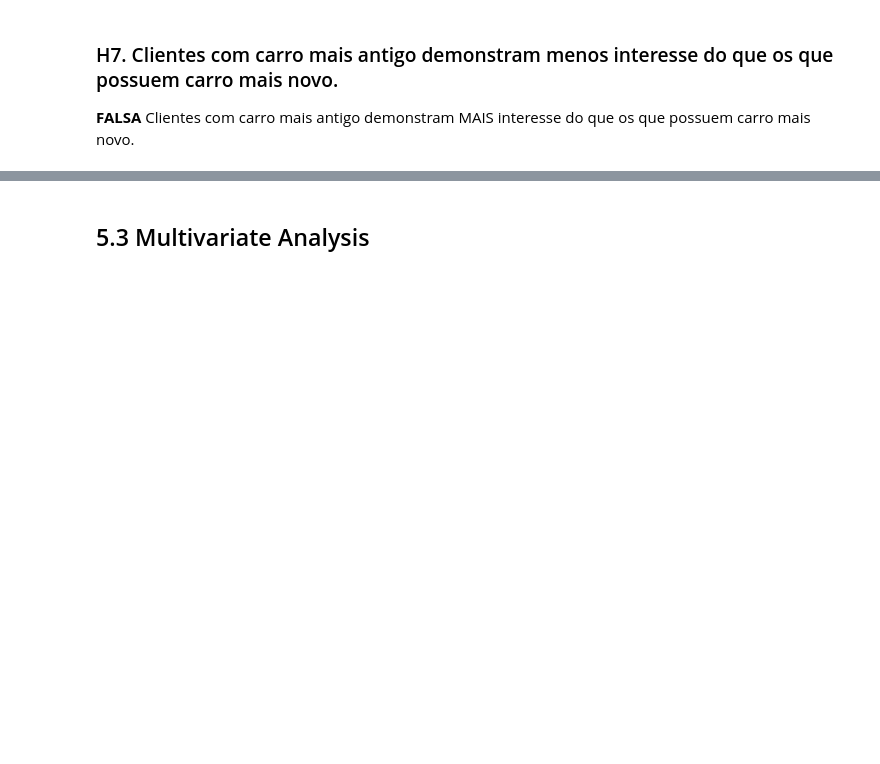
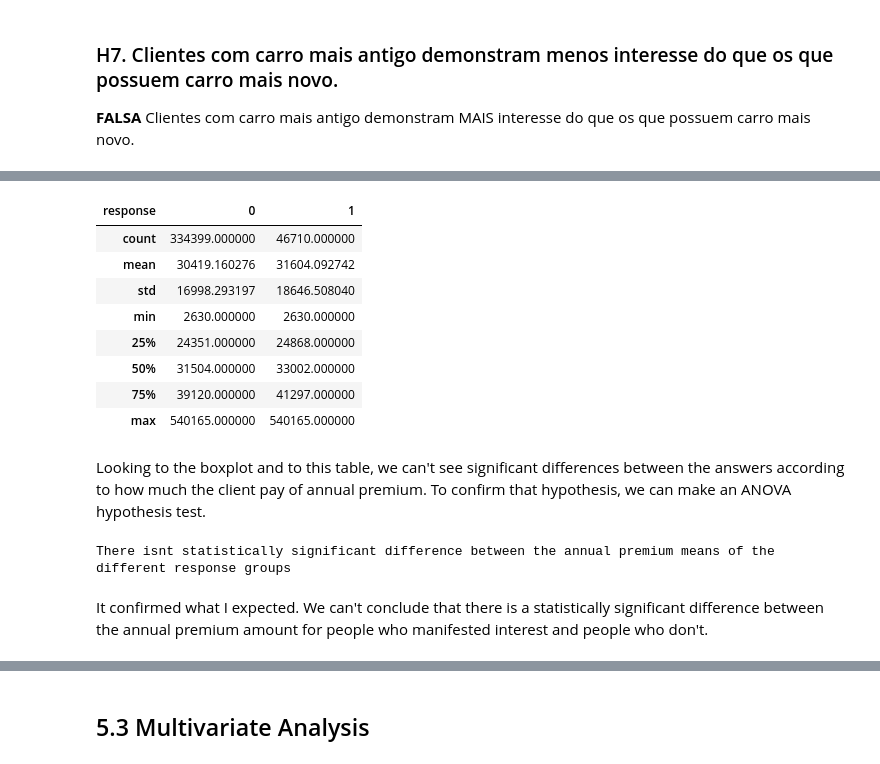
Before and after one commit to AllanCasado/health-insurance-cross-sell, a Jupyter notebook: notebooks/health_insurance_cross_sell.ipynb, the cells around one changed output, grey strips where cells are left out. Saved outputs shown, nothing was run; the diff lists cells and outputs as text; code cells hidden in the pictures; blank space fills up the shorter version.

```diff
--- a/notebooks/health_insurance_cross_sell.ipynb
+++ b/notebooks/health_insurance_cross_sell.ipynb
@@ -865,0 +874,30 @@ Cramer'v:  0.35439200710199065
+# %%
+df3.groupby("response")["annual_premium"].describe().T
+# %% [output]
+| response | 0 | 1 |
+| count | 334399.000000 | 46710.000000 |
+| mean | 30419.160276 | 31604.092742 |
+| std | 16998.293197 | 18646.508040 |
+| min | 2630.000000 | 2630.000000 |
+| 25% | 24351.000000 | 24868.000000 |
+| 50% | 31504.000000 | 33002.000000 |
+| 75% | 39120.000000 | 41297.000000 |
+| max | 540165.000000 | 540165.000000 |
+# %% [markdown]
+Looking to the boxplot and to this table, we can't see significant differences between the answers according to how much the client pay of annual premium. To confirm that hypothesis, we can make an ANOVA hypothesis test.
+# %%
+# Perform the ANOVA test
+result = f_oneway(df3[df3['response'] == '0']['annual_premium'],
+                  df3[df3['response'] == '1']['annual_premium'])
+
+# Print the result of the test
+stats, p = result
+
+if p < 0.05:
+    print('There is a statistically significant difference between the annual premium means of the different response groups')
+else:
+    print('There isnt statistically significant difference between the annual premium means of the different response groups')
+# %% [output]
+There isnt statistically significant difference between the annual premium means of the different response groups
+# %% [markdown]
+It confirmed what I expected. We can't conclude that there is a statistically significant difference between the annual premium amount for people who manifested interest and people who don't.
```
Also changed, not shown: parts of 31 cells of this notebook.
